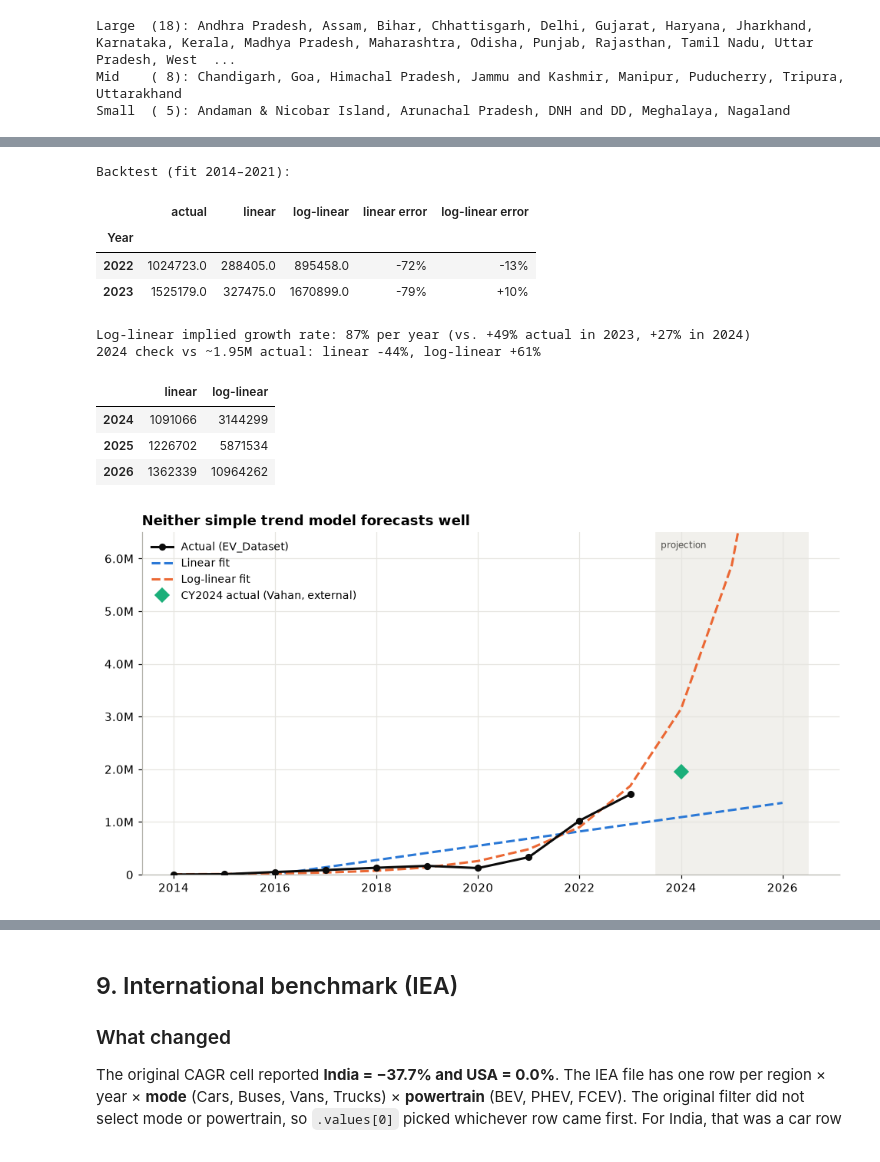
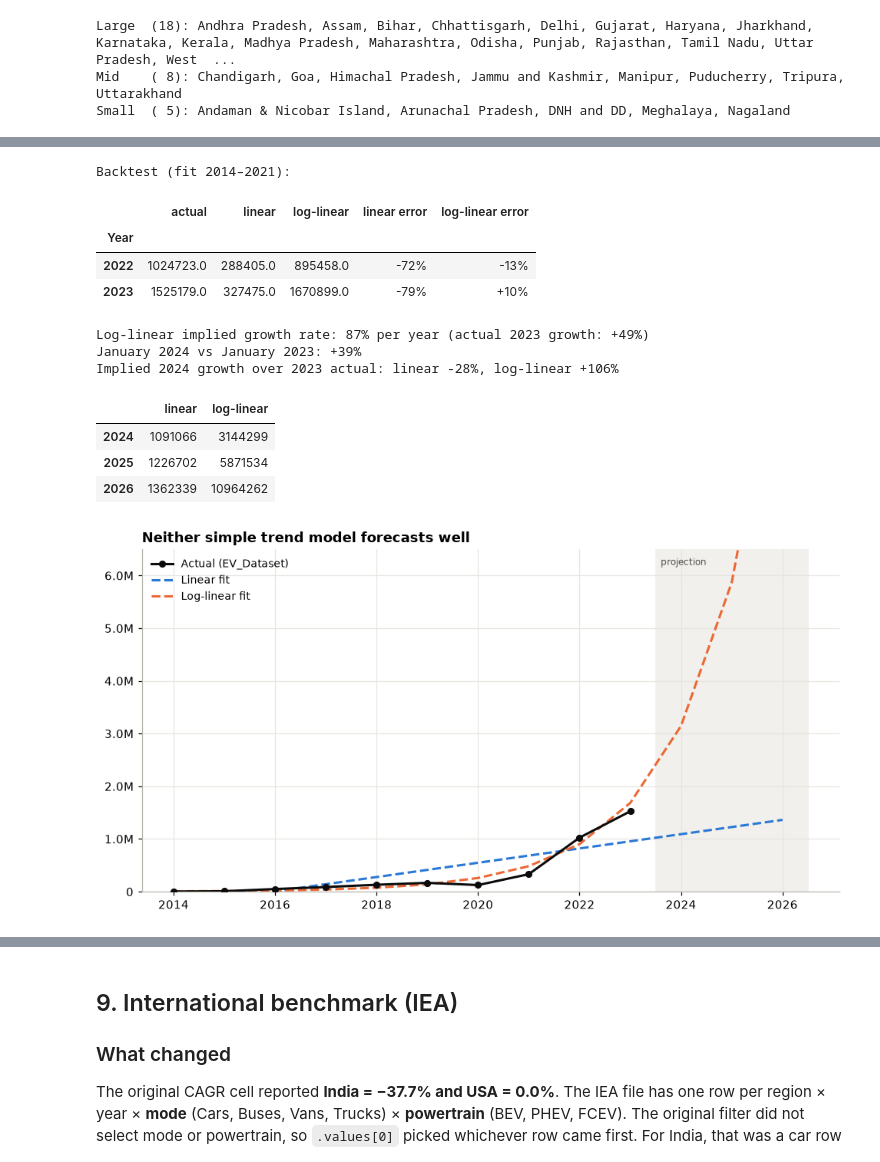
Before and after one commit to malu3110/EV-Project, a Jupyter notebook: notebooks/ev_adoption_india.ipynb, the cells around one changed output, grey strips where cells are left out. Cells and saved outputs as stored; diff of their text form; code cells hidden in the pictures.

```diff
--- a/notebooks/ev_adoption_india.ipynb
+++ b/notebooks/ev_adoption_india.ipynb
@@ -691,6 +691,4 @@ Small  ( 5): Andaman & Nicobar Island, Arunachal Pradesh, DNH and DD, Meghalaya,
 # %%
-ACTUAL_2024_EXTERNAL = 1_950_000  # Vahan CY2024, approximate; external reference, see markdown above
-
 def fit_models(series):
     X = series.index.values.reshape(-1, 1)
     lin = LinearRegression().fit(X, series.values)
@@ -712,9 +710,14 @@ display(bt)
 lin_f, log_f, g_rate = fit_models(full_years)
 fut = [2024, 2025, 2026]
 fc = pd.DataFrame({"linear": lin_f(fut).round(), "log-linear": log_f(fut).round()}, index=fut).astype(int)
-print(f"Log-linear implied growth rate: {g_rate:.0%} per year (vs. +49% actual in 2023, +27% in 2024)")
-print(f"2024 check vs ~{ACTUAL_2024_EXTERNAL / 1e6:.2f}M actual: linear {fc.loc[2024, 'linear'] / ACTUAL_2024_EXTERNAL - 1:+.0%}, "
-      f"log-linear {fc.loc[2024, 'log-linear'] / ACTUAL_2024_EXTERNAL - 1:+.0%}")
+print(f"Log-linear implied growth rate: {g_rate:.0%} per year (actual 2023 growth: {full_years.pct_change()[2023]:+.0%})")
+
+# Same-month comparison: January 2024 vs January 2023 (the only 2024 month in the data)
+jan = ev[ev["Month_Name"] == "jan"].groupby("Year")["EV_Sales_Quantity"].sum()
+jan_yoy = jan[2024] / jan[2023] - 1
+print(f"January 2024 vs January 2023: {jan_yoy:+.0%}")
+print(f"Implied 2024 growth over 2023 actual: linear {fc.loc[2024, 'linear'] / full_years[2023] - 1:+.0%}, "
+      f"log-linear {fc.loc[2024, 'log-linear'] / full_years[2023] - 1:+.0%}")
 fc
 # %% [output]
 Backtest (fit 2014–2021):
@@ -722,8 +725,9 @@ Backtest (fit 2014–2021):
 | Year |  |  |  |  |  |
 | 2022 | 1024723.0 | 288405.0 | 895458.0 | -72% | -13% |
 | 2023 | 1525179.0 | 327475.0 | 1670899.0 | -79% | +10% |
-Log-linear implied growth rate: 87% per year (vs. +49% actual in 2023, +27% in 2024)
-2024 check vs ~1.95M actual: linear -44%, log-linear +61%
+Log-linear implied growth rate: 87% per year (actual 2023 growth: +49%)
+January 2024 vs January 2023: +39%
+Implied 2024 growth over 2023 actual: linear -28%, log-linear +106%
 |  | linear | log-linear |
 | 2024 | 1091066 | 3144299 |
 | 2025 | 1226702 | 5871534 |
@@ -731,19 +735,18 @@ Log-linear implied growth rate: 87% per year (vs. +49% actual in 2023, +27% in 2
 # %%
 fig, ax = plt.subplots(figsize=(9, 4.8))
 yrs = np.arange(2014, 2027)
 ax.plot(full_years.index, full_years.values, "o-", color="#0b0b0b", label="Actual (EV_Dataset)", zorder=4)
 ax.plot(yrs, lin_f(yrs), "--", color=C[0], label="Linear fit")
 ax.plot(yrs, log_f(yrs), "--", color=C[1], label="Log-linear fit")
-ax.plot([2024], [ACTUAL_2024_EXTERNAL], "D", color=C[2], markersize=8, label="CY2024 actual (Vahan, external)", zorder=5)
 ax.axvspan(2023.5, 2026.5, color="#f1f0ec", zorder=0)
 ax.text(2023.6, 6.2e6, "projection", fontsize=8, color="#52514e")
 ax.set_ylim(0, 6.5e6)
 thousands(ax)
 ax.set_title("Neither simple trend model forecasts well")
 ax.legend(frameon=False, fontsize=9, loc="upper left")
 plt.tight_layout()
 plt.show()
 # %% [output]
-[figure, old version]
+[figure, new version]
 # %% [markdown]
 **What the forecast comparison shows:**
```
Also changed, not shown: parts of 3 cells of this notebook, 6 other files.
